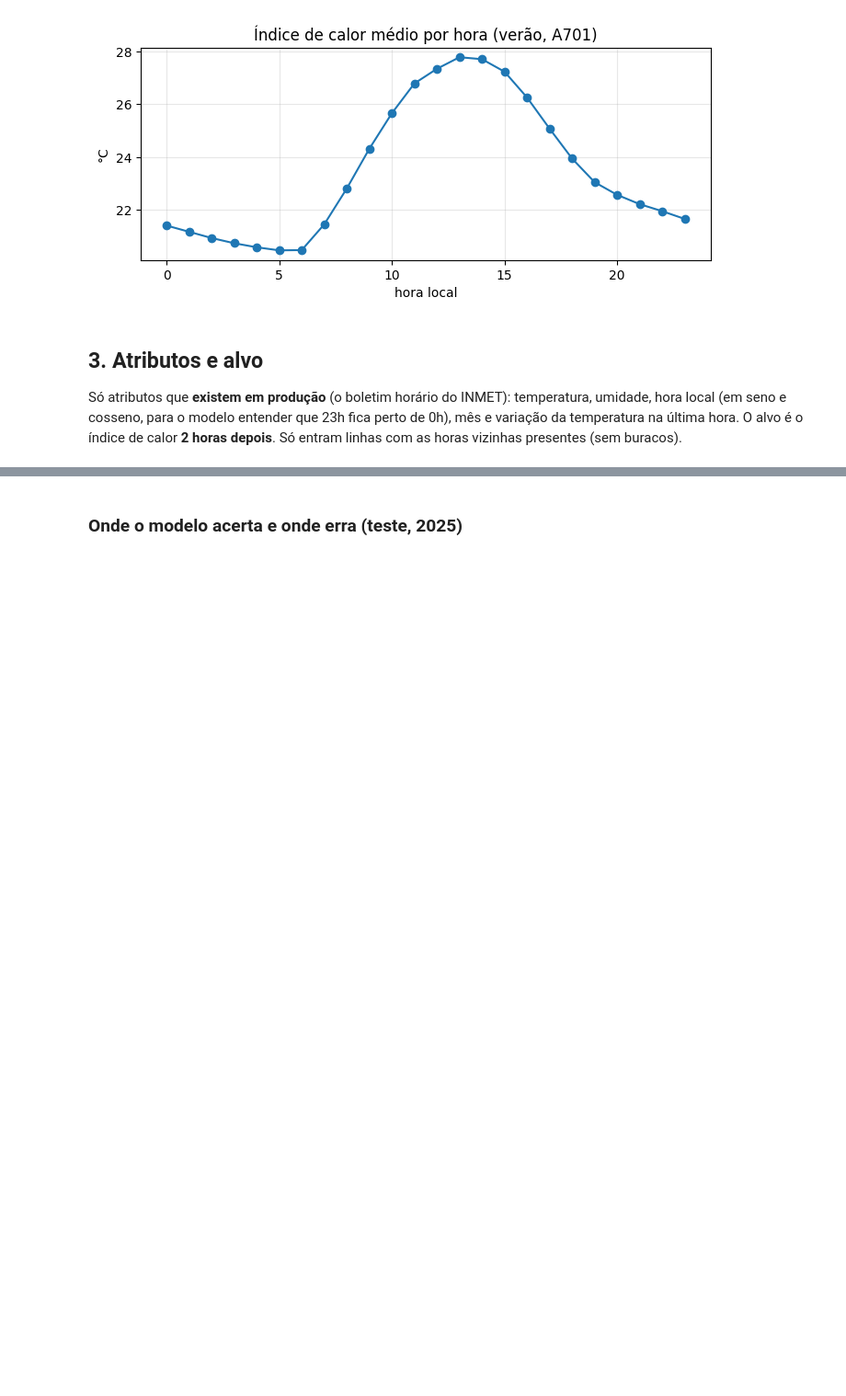
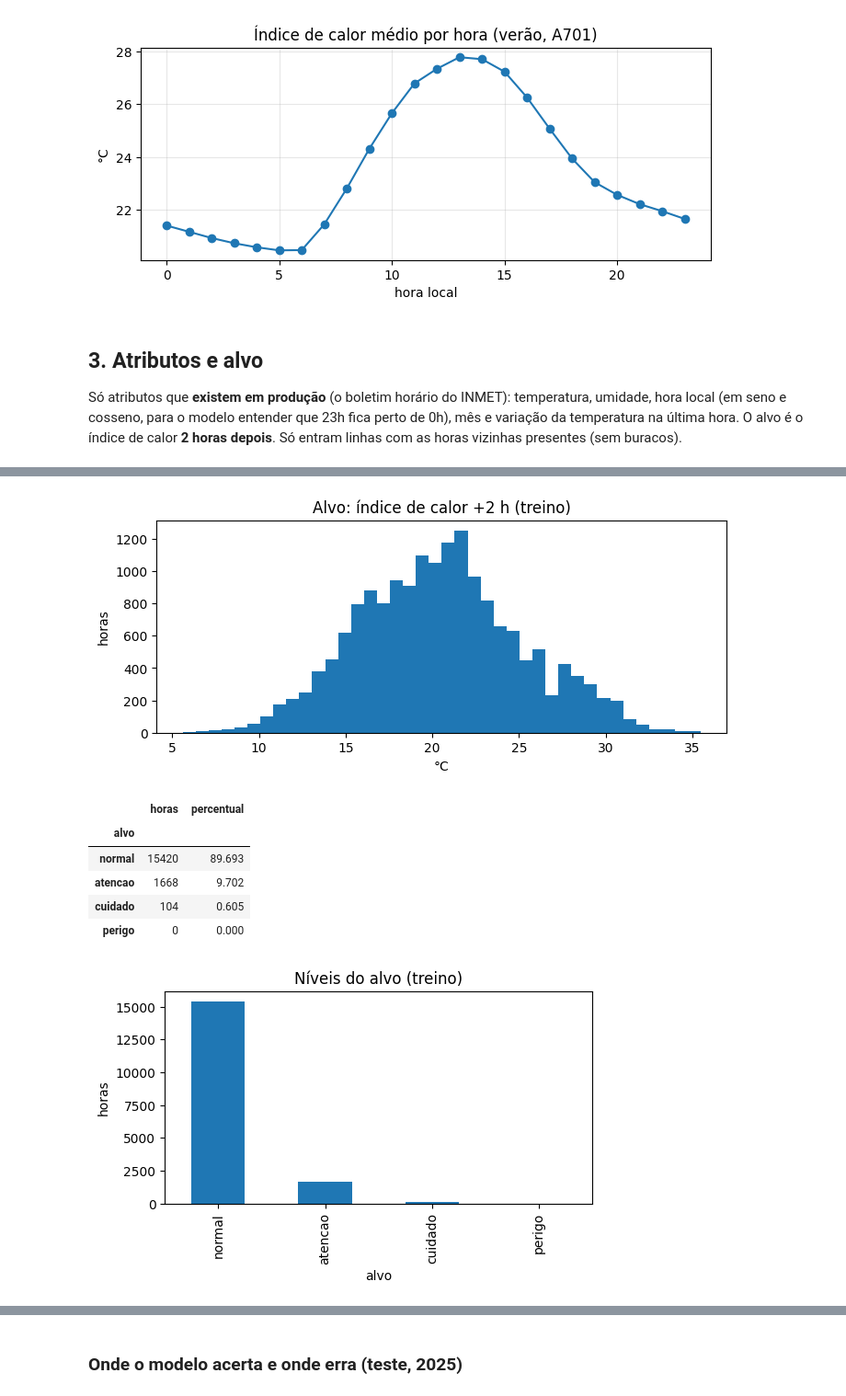
Before and after one commit to sbaecker2005/termometro-da-sala, a Jupyter notebook: ml/termometro_da_sala.ipynb, the cells around one changed output, grey strips where cells are left out. Shown at 92% size. Cells and saved outputs as stored; diff of their text form; code cells hidden in the pictures; blank space fills up the shorter version.

```diff
--- a/ml/termometro_da_sala.ipynb
+++ b/ml/termometro_da_sala.ipynb
@@ -114,0 +187,25 @@ Divisão **por tempo** (sem embaralhar): treina em 2022–2023, escolhe o modelo
+# %%
+treino.alvo.plot.hist(bins=40, figsize=(8, 3), title='Alvo: índice de calor +2 h (treino)')
+plt.xlabel('°C'); plt.ylabel('horas'); plt.show()
+contagens = treino.alvo.map(nivel).value_counts().reindex(NIVEIS, fill_value=0)
+display(pd.DataFrame({'horas': contagens, 'percentual': (100 * contagens / len(treino)).round(3)}))
+contagens.plot.bar(title='Níveis do alvo (treino)', figsize=(6, 3))
+plt.ylabel('horas'); plt.show()
+correlacao = treino[ATRIBUTOS + ['alvo']].corr()
+fig, ax = plt.subplots(figsize=(9, 7))
+imagem = ax.imshow(correlacao, vmin=-1, vmax=1, cmap='coolwarm')
+ax.set_xticks(range(len(correlacao)), correlacao.columns, rotation=90)
+ax.set_yticks(range(len(correlacao)), correlacao.columns)
+for i in range(len(correlacao)):
+    for j in range(len(correlacao)):
+        ax.text(j, i, f'{correlacao.iloc[i, j]:.2f}', ha='center', va='center', fontsize=8)
+fig.colorbar(imagem, ax=ax); plt.tight_layout(); plt.show()
+# %% [output]
+[figure, added]
+|  | horas | percentual |
+| alvo |  |  |
+| normal | 15420 | 89.693 |
+| atencao | 1668 | 9.702 |
+| cuidado | 104 | 0.605 |
+| perigo | 0 | 0.000 |
+[figure, added]
```
Also changed, not shown: parts of 20 cells of this notebook, 7 other files.
